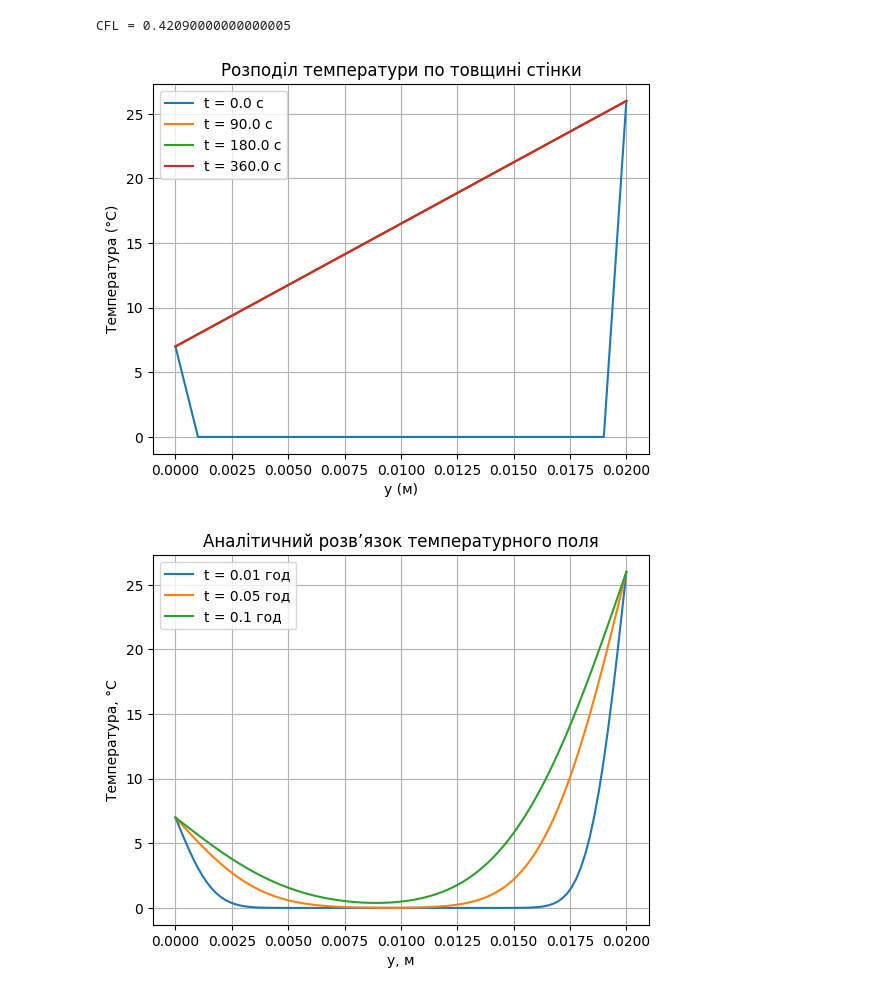
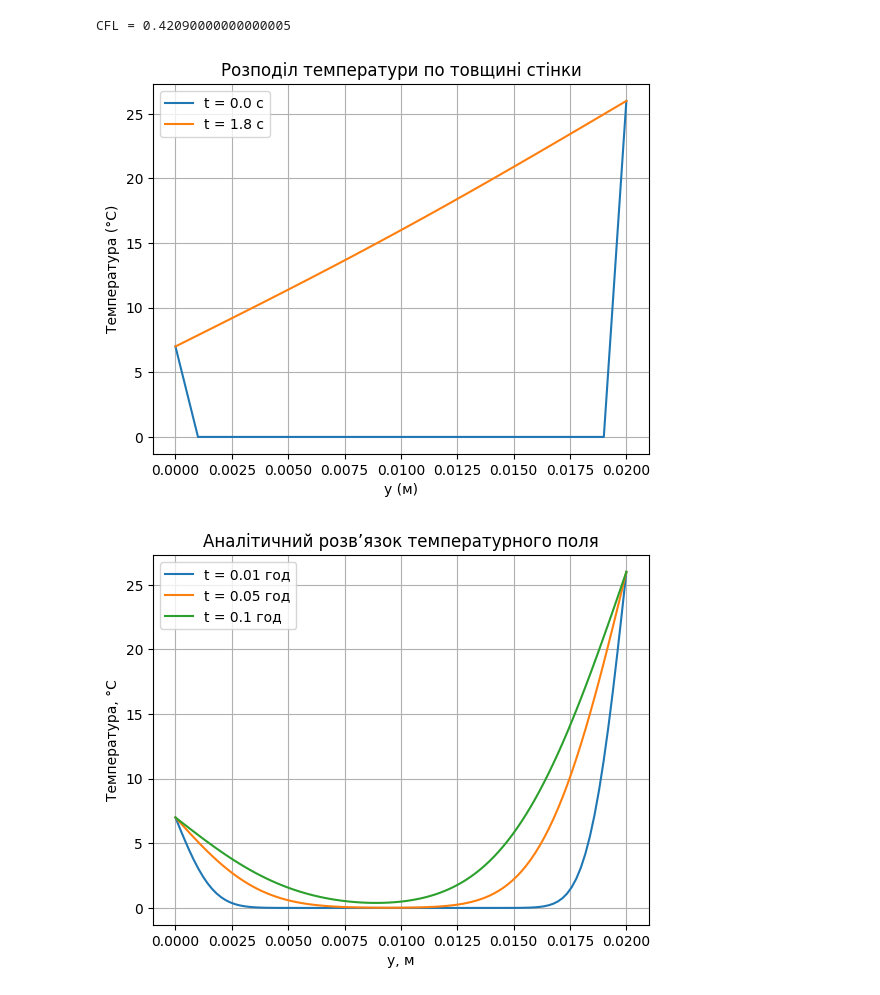
Before and after one commit to vwicky/modeling-labs, a Jupyter notebook: lab_3_2.ipynb, the cells around one changed output. Drawn from its saved outputs; the diff is of its cells as text; code cells hidden in the pictures.

```diff
--- a/lab_3_2.ipynb
+++ b/lab_3_2.ipynb
@@ -89,17 +89,17 @@ for n in range(M + 1):
 # %%
 # Побудова графіку
 Y = np.linspace(0, L, N + 1)
 T_vals = [0, int(M / 4), int(M / 2), M]
-for idx in T_vals:
-  plt.plot(Y, results[idx], label=f"t = {idx * h:.1f} c")
+plt.plot(Y, results[0], label=f"t = {0 * h:.1f} c")
+plt.plot(Y, results[360], label=f"t = {360 * h:.1f} c")
 plt.xlabel("y (м)")
 plt.ylabel("Температура (°C)")
 plt.legend()
 plt.title("Розподіл температури по товщині стінки")
 plt.grid(True)
 plt.show()
 # %% [output]
-[figure, old version]
+[figure, new version]
 # %%
 def analytical_solution(t, y, alpha=7, beta=26, L=0.02, a=84.18e-6, terms=30):
   y = np.array(y)  # щоб працювало з масивами y
```
Also changed, not shown: 4 other files.
